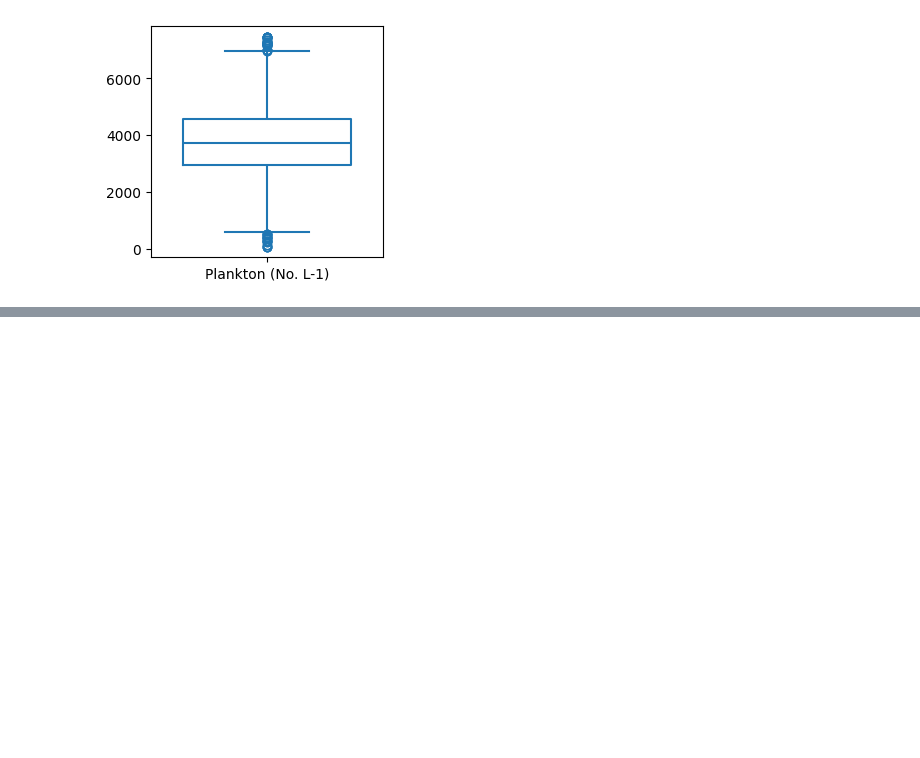
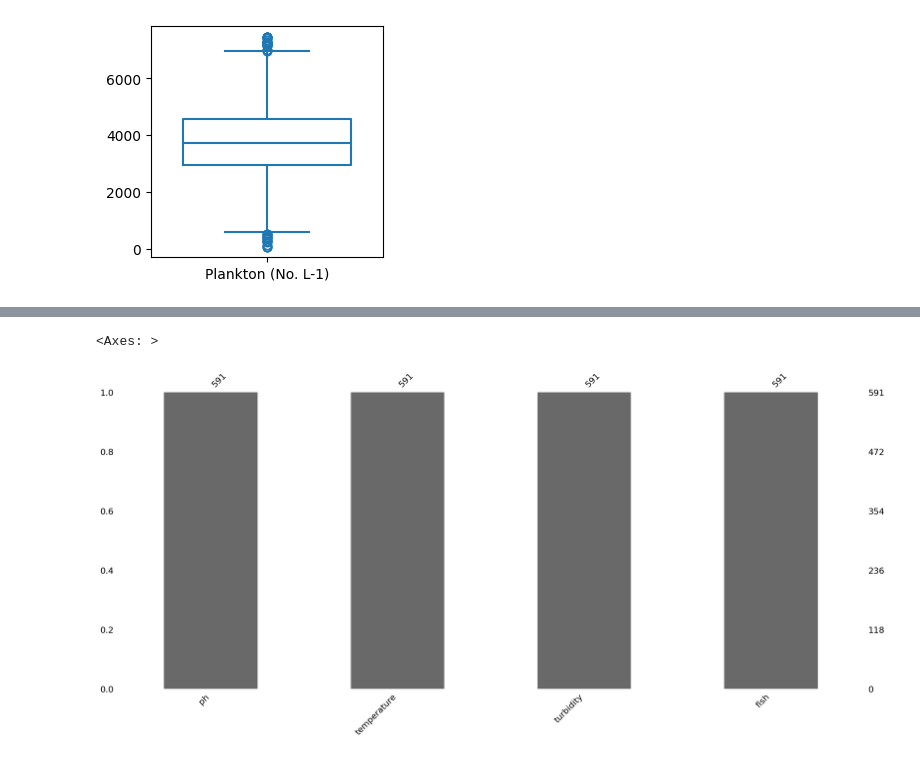
Before and after one commit to vvrgit/Aquaculture, a Jupyter notebook: Aquaculture_Data_Preprocessing_Fish_Species.ipynb, the cells around one changed output, grey strips where cells are left out. Saved outputs shown, nothing was run; the diff lists cells and outputs as text; code cells hidden in the pictures; blank space fills up the shorter version.

```diff
--- a/Aquaculture_Data_Preprocessing_Fish_Species.ipynb
+++ b/Aquaculture_Data_Preprocessing_Fish_Species.ipynb
@@ -47,0 +58,15 @@ sns.boxplot(data=data,fill=False, gap=.1)
+# %%
+# Program to visualize missing values in dataset
+# Importing the libraries
+import pandas as pd
+import missingno as msno
+
+# Loading the dataset
+df = pd.read_csv("/content/realfishdataset.csv")
+
+# Visualize the number of missing
+# values as a bar chart
+msno.bar(df)
+# %% [output]
+<Axes: >
+[figure, added]
```
Also changed, not shown: parts of 19 cells of this notebook.
